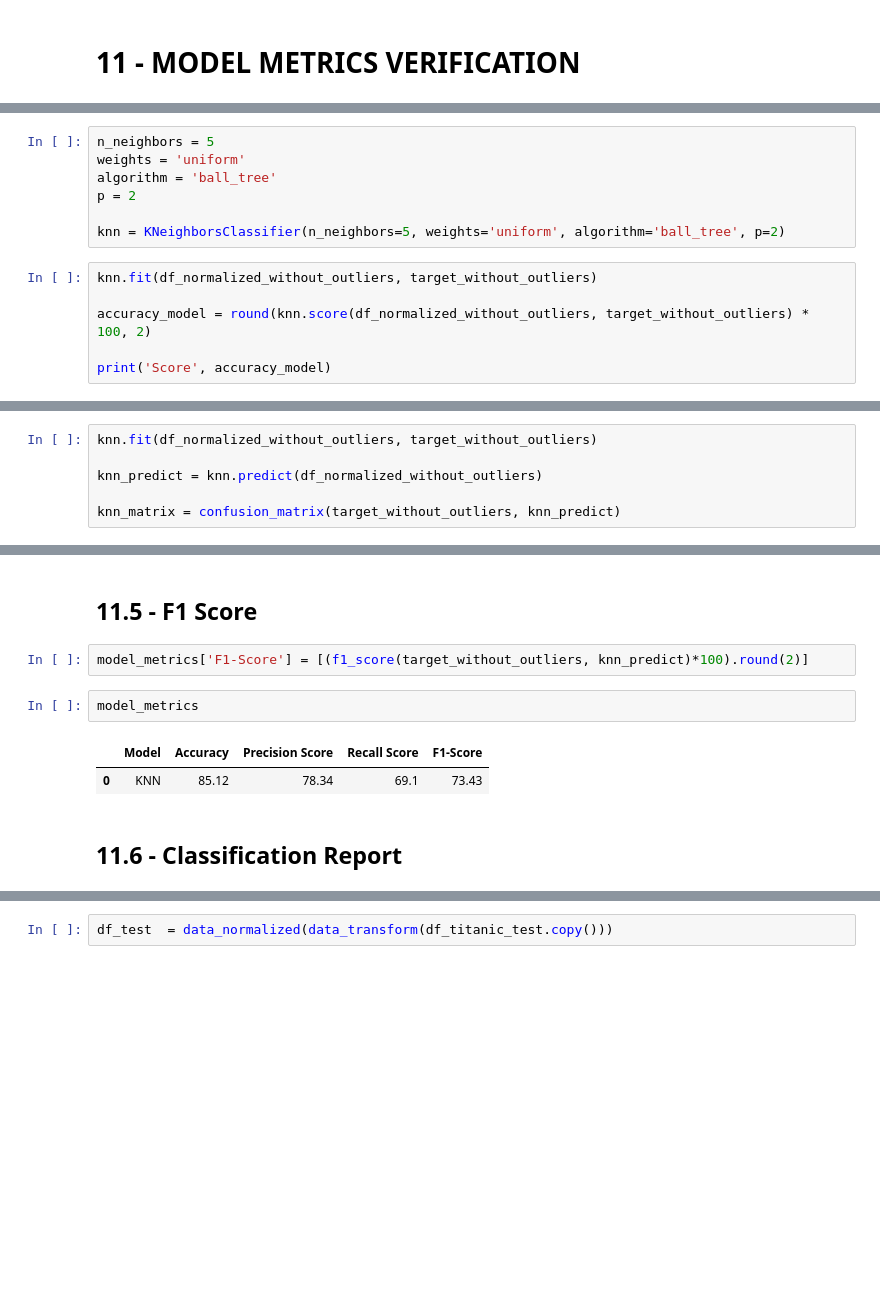
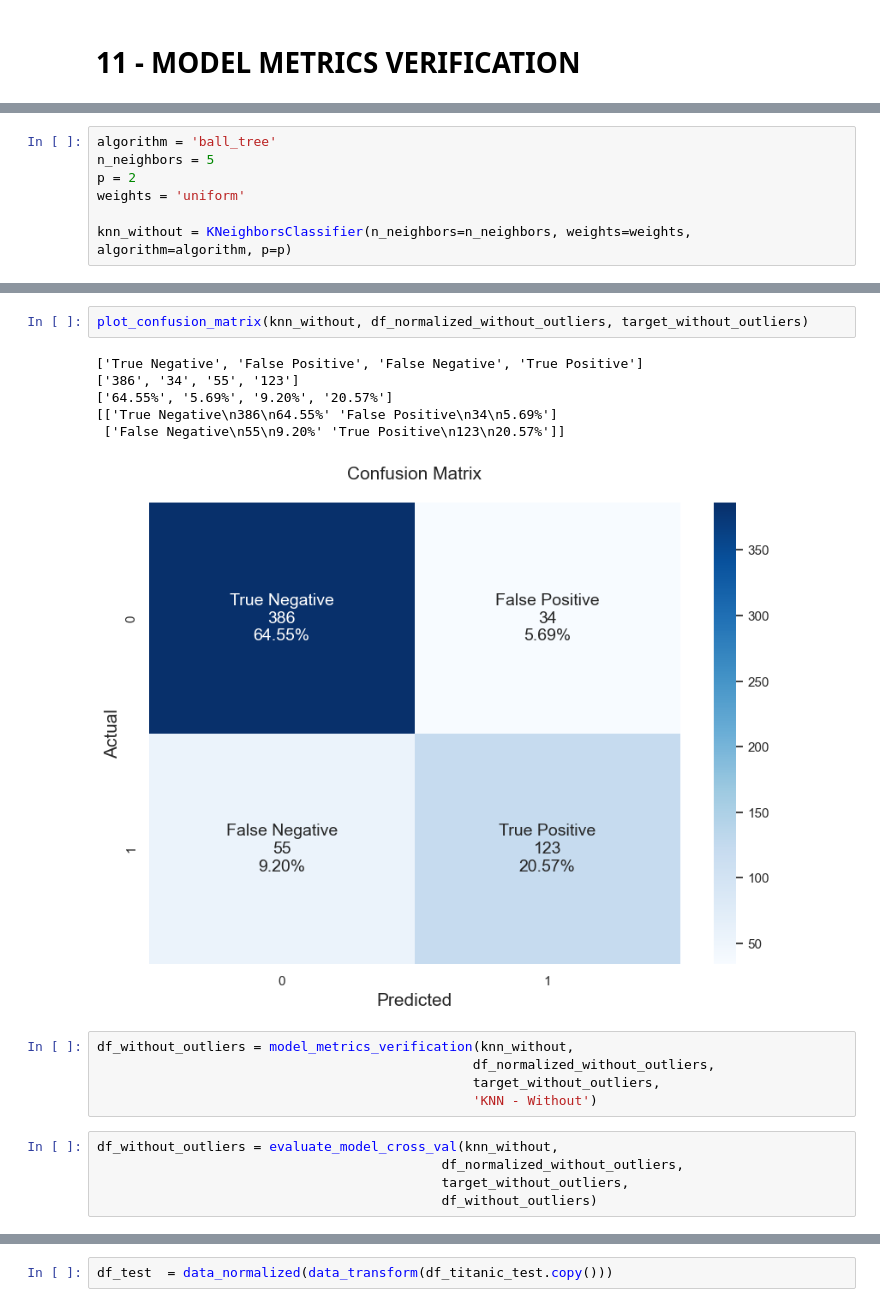
Before and after one commit to lfaferreira/knn-titanic, a Jupyter notebook: titanic.ipynb, the cells around one changed output, grey strips where cells are left out. Cells and saved outputs as stored; diff of their text form; blank space fills up the shorter version.

```diff
--- a/titanic.ipynb
+++ b/titanic.ipynb
@@ -1187,13 +1290,7 @@ Cross Validation Mean: 80.1
 # %%
+algorithm = 'ball_tree'
 n_neighbors = 5
+p = 2
 weights = 'uniform'
-algorithm = 'ball_tree'
-p = 2
 
-knn = KNeighborsClassifier(n_neighbors=5, weights='uniform', algorithm='ball_tree', p=2)
+knn_without = KNeighborsClassifier(n_neighbors=n_neighbors, weights=weights, algorithm=algorithm, p=p)
-# %%
-knn.fit(df_normalized_without_outliers, target_without_outliers)
-
-accuracy_model = round(knn.score(df_normalized_without_outliers, target_without_outliers) * 100, 2)
-
-print('Score', accuracy_model)
@@ -1213,6 +1296,0 @@ model_metrics
-# %%
-knn.fit(df_normalized_without_outliers, target_without_outliers)
-
-knn_predict = knn.predict(df_normalized_without_outliers)
-
-knn_matrix = confusion_matrix(target_without_outliers, knn_predict)
@@ -1274,11 +1297,19 @@ PrecisionRecallDisplay.from_estimator(knn, df_normalized_without_outliers, targe
-# %% [markdown]
-## 11.5 - F1 Score
-# %%
-model_metrics['F1-Score'] = [(f1_score(target_without_outliers, knn_predict)*100).round(2)]
-# %%
-model_metrics
-# %% [output]
-|  | Model | Accuracy | Precision Score | Recall Score | F1-Score |
-| 0 | KNN | 85.12 | 78.34 | 69.1 | 73.43 |
-# %% [markdown]
-## 11.6 - Classification Report
+# %%
+plot_confusion_matrix(knn_without, df_normalized_without_outliers, target_without_outliers)
+# %% [output]
+['True Negative', 'False Positive', 'False Negative', 'True Positive']
+['386', '34', '55', '123']
+['64.55%', '5.69%', '9.20%', '20.57%']
+[['True Negative\n386\n64.55%' 'False Positive\n34\n5.69%']
+ ['False Negative\n55\n9.20%' 'True Positive\n123\n20.57%']]
+[figure, added]
+# %%
+df_without_outliers = model_metrics_verification(knn_without,
+                                                df_normalized_without_outliers,
+                                                target_without_outliers,
+                                                'KNN - Without')
+# %%
+df_without_outliers = evaluate_model_cross_val(knn_without,
+                                            df_normalized_without_outliers,
+                                            target_without_outliers,
+                                            df_without_outliers)
```
Also changed, not shown: parts of 94 cells of this notebook.
